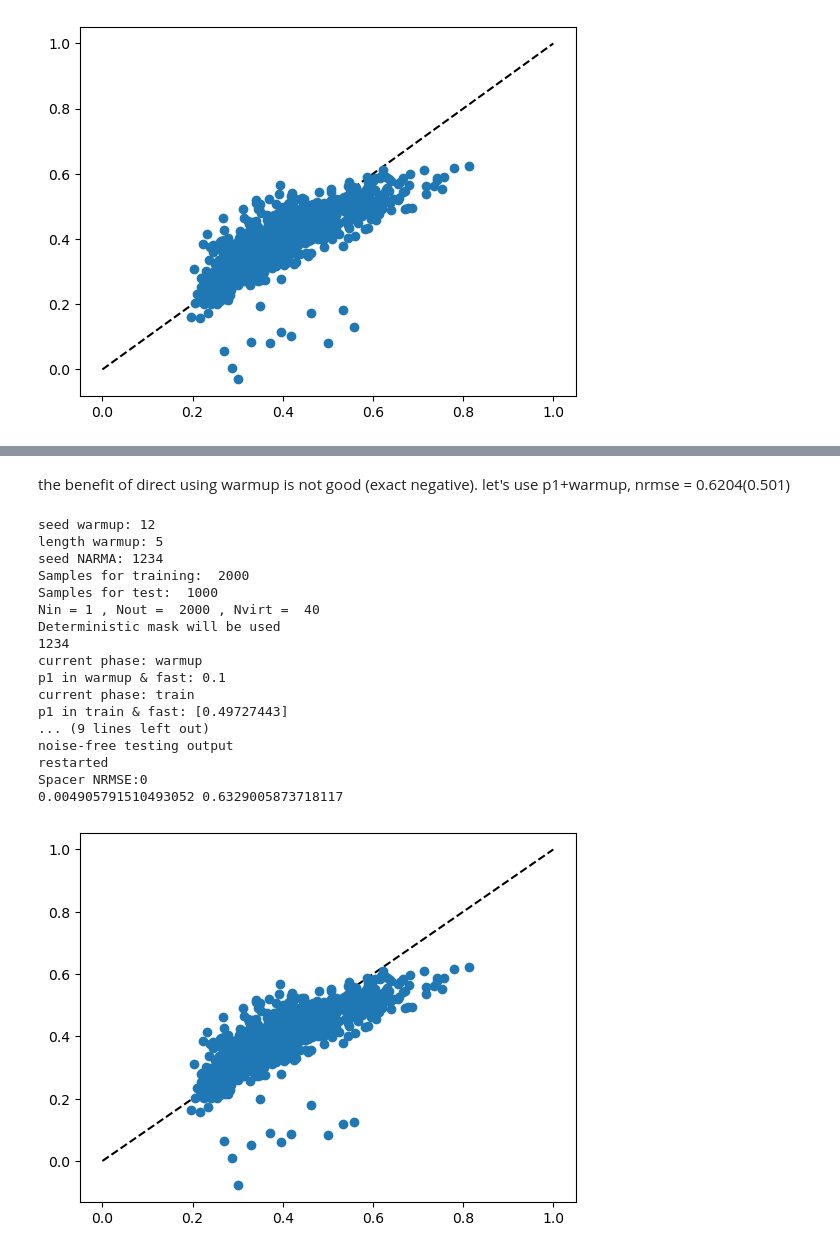
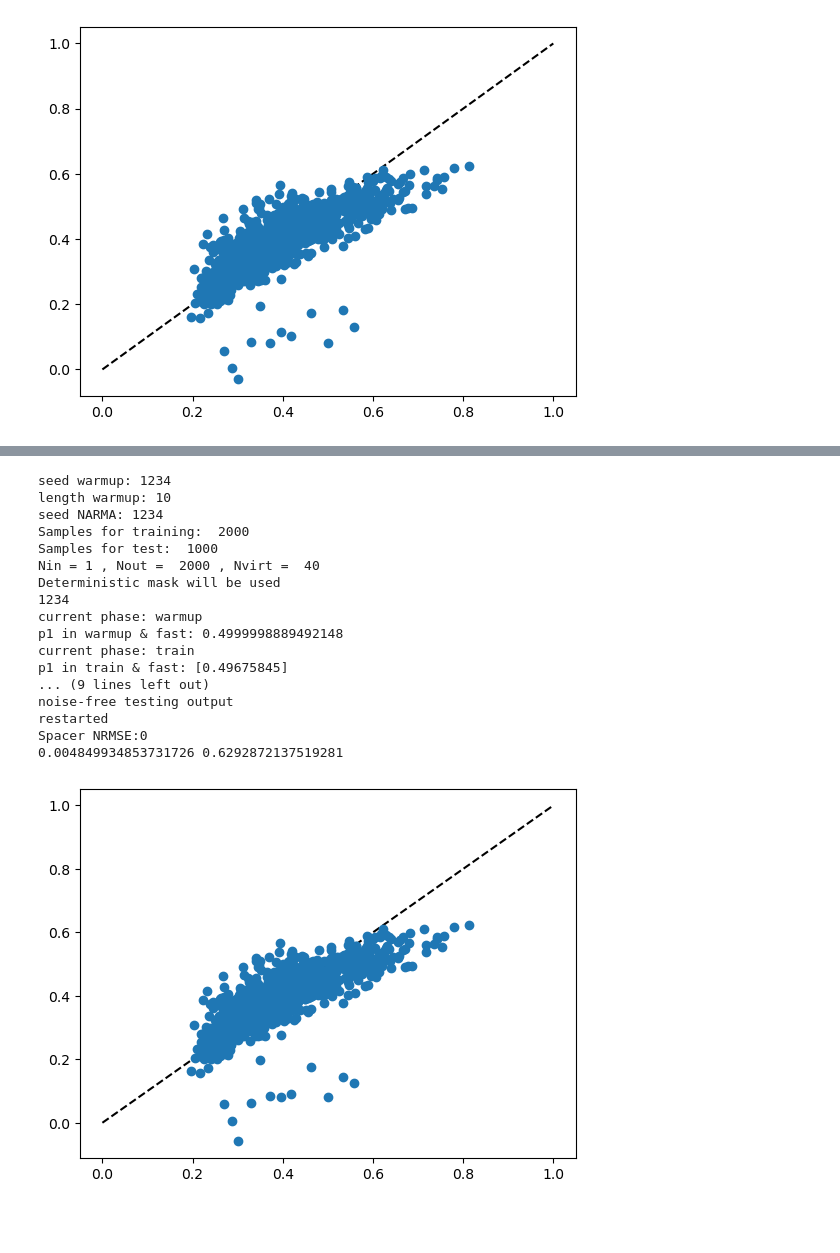
Before and after one commit to spintronic-computing-group/spnc, a Jupyter notebook: warmup.ipynb, the cells around one changed output, grey strips where cells are left out. Saved outputs shown, nothing was run; the diff lists cells and outputs as text; code cells hidden in the pictures; blank space fills up the shorter version.

```diff
--- a/warmup.ipynb
+++ b/warmup.ipynb
@@ -377,10 +271,8 @@ Spacer NRMSE:0
-# %% [markdown]
-the benefit of direct using warmup is not good (exact negative). let's use p1+warmup, nrmse = 0.6204(0.501)
 # %%
 # NARMA10 parameters
 Ntrain = 2000
 Ntest = 1000
-Nwarmup = 5
+Nwarmup = 10
 
 # Net parameters
 Nvirt = 40
@@ -398,40 +290,40 @@ beta_prime = 10
 params = {
     'theta':1/3,
     'gamma':.25,
     'delay_feedback':0,
     'Nvirt':Nvirt,
     'noise_enable': 'None',
     'noise_seed': 1234,
     'noise_mean':0.0001,
     'noise_std':0.00013,
-    'seed_warmup': 12,
+    'seed_warmup': 1234,
     'length_warmup': Nwarmup,
     'train_sample': Ntrain*Nvirt,
     'test_sample': Ntest*Nvirt,
     'warmup_sample': Nwarmup*Nvirt,
 }
 
-spn = spnc_anisotropy(h, theta_H, k_s_0, phi, beta_prime,restart = True,Primep1=0.1)
-transformf = spn.gen_signal_fast_delayed_feedback
+spnw = spnc_anisotropy(h, theta_H, k_s_0, phi, beta_prime,restart = True,Primep1=None)
+transformw = spnw.gen_signal_fast_delayed_feedback
 
 # run
-(y_test_f,y_pred_f) = ml.spnc_narma10_warmup(Ntrain,Ntest,Nvirt,m0,bias,transformf,params,seed_NARMA=1234,fixed_mask=True,return_outputs=True)
+(y_train_w,y_train_pred_w) = ml.spnc_narma10_warmup(Ntrain,Ntest,Nvirt,m0,bias,transformw,params,seed_NARMA=1234,fixed_mask=True,return_y_train=True)
 # %% [output]
-seed warmup: 12
-length warmup: 5
+seed warmup: 1234
+length warmup: 10
 seed NARMA: 1234
 Samples for training:  2000
 Samples for test:  1000
 Nin = 1 , Nout =  2000 , Nvirt =  40
 Deterministic mask will be used
 1234
 current phase: warmup
-p1 in warmup & fast: 0.1
+p1 in warmup & fast: 0.4999998889492148
 current phase: train
-p1 in train & fast: [0.49727443]
+p1 in train & fast: [0.49675845]
 ... (9 lines left out)
 noise-free testing output
 restarted
 Spacer NRMSE:0
-0.004905791510493052 0.6329005873718117
+0.004849934853731726 0.6292872137519281
-[figure, old version]
+[figure, new version]
```
Also changed, not shown: parts of 3 cells of this notebook.
